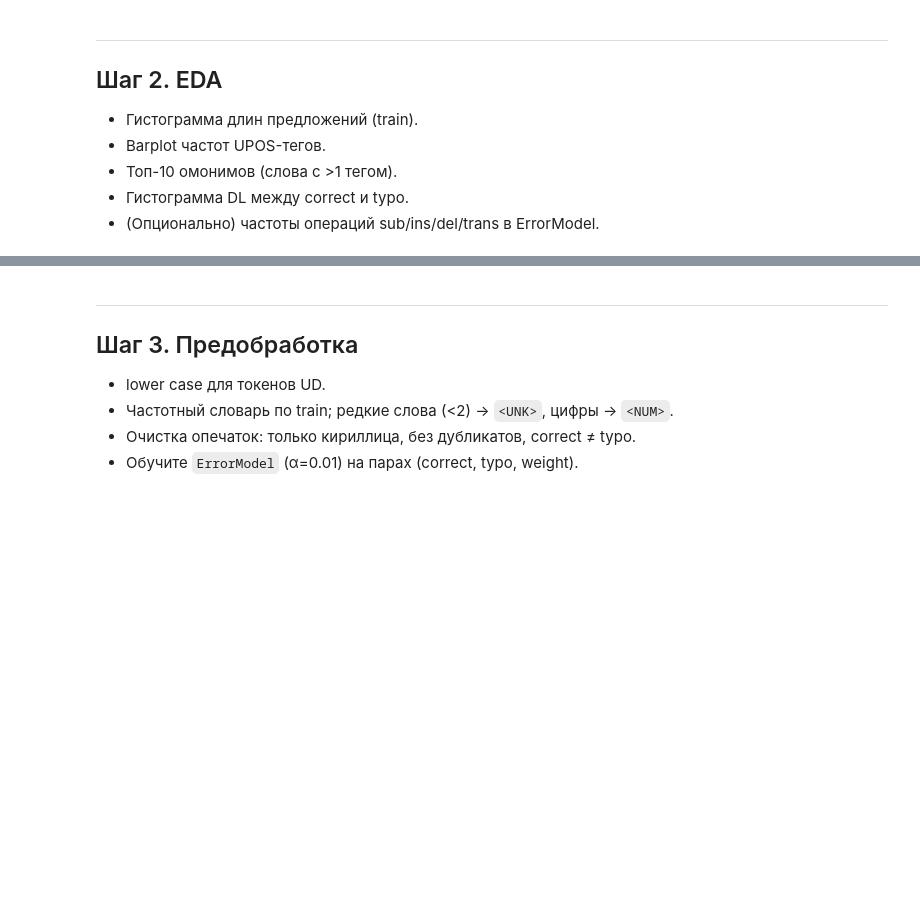
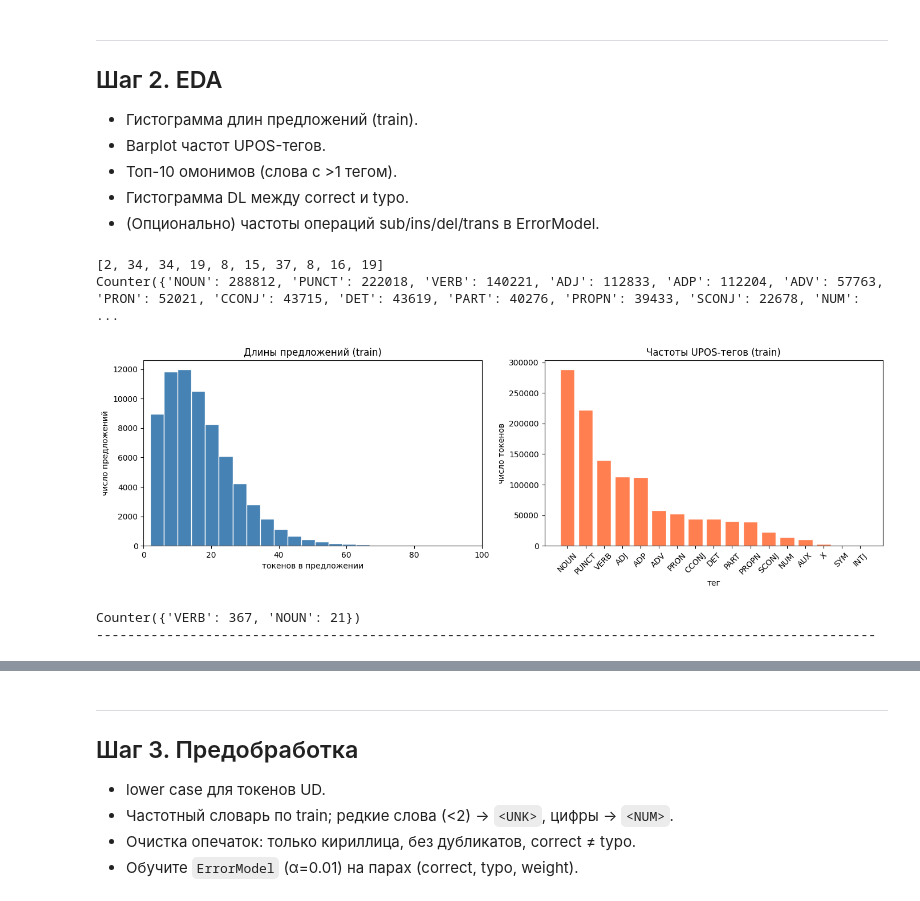
Before and after one commit to KrisTinaShch/pos-tagger, a Jupyter notebook: russian_pos_tagger_typo_robust.ipynb, the cells around one changed output, grey strips where cells are left out. Saved outputs shown, nothing was run; the diff lists cells and outputs as text; code cells hidden in the pictures; blank space fills up the shorter version.

```diff
--- a/russian_pos_tagger_typo_robust.ipynb
+++ b/russian_pos_tagger_typo_robust.ipynb
@@ -241,6 +242,45 @@ dtype: int64
 - Гистограмма DL между correct и typo.
 - (Опционально) частоты операций sub/ins/del/trans в ErrorModel.
 # %%
-# TODO: EDA — длины предложений и частоты тегов
+# EDA — длины предложений и частоты тегов
+df_tokens_len = [len(t) for t in dataset_ru_syntagrus["train"]["tokens"]]
+print(df_tokens_len[:10])
+
+tag_freq = Counter(tag for sent in dataset_ru_syntagrus["train"]["upos"] for tag in sent)
+print(tag_freq)
+# %% [output]
+[2, 34, 34, 19, 8, 15, 37, 8, 16, 19]
+Counter({'NOUN': 288812, 'PUNCT': 222018, 'VERB': 140221, 'ADJ': 112833, 'ADP': 112204, 'ADV': 57763, 'PRON': 52021, 'CCONJ': 43715, 'DET': 43619, 'PART': 40276, 'PROPN': 39433, 'SCONJ': 22678, 'NUM': ...
+# %%
+fig, axes = plt.subplots(1, 2, figsize=(14, 4.5))
+
+axes[0].hist(df_tokens_len, bins=50, color="steelblue", edgecolor="white")
+axes[0].set_xlim(0, 100)
+axes[0].set_title("Длины предложений (train)")
+axes[0].set_xlabel("токенов в предложении")
+axes[0].set_ylabel("число предложений")
+
+tags, counts = zip(*tag_freq.most_common())
+axes[1].bar(tags, counts, color="coral", edgecolor="white")
+axes[1].set_title("Частоты UPOS-тегов (train)")
+axes[1].set_xlabel("тег")
+axes[1].set_ylabel("число токенов")
+axes[1].tick_params(axis="x", rotation=45)
+
+plt.tight_layout()
+plt.show()
+# %% [output]
+[figure, added]
 # %%
-# TODO: EDA — омонимы
+# EDA — омонимы
+word_tags = defaultdict(Counter)
+for tokens, tags in zip(dataset_ru_syntagrus["train"]["tokens"],
+                        dataset_ru_syntagrus["train"]["upos"]):
+    for word, tag in zip(tokens, tags):
+        word_tags[word.lower()][tag] += 1
+
+print(word_tags["стали"])
+print('-'*100)
+# %% [output]
+Counter({'VERB': 367, 'NOUN': 21})
+----------------------------------------------------------------------------------------------------
```
Also changed, not shown: parts of 7 cells of this notebook.
